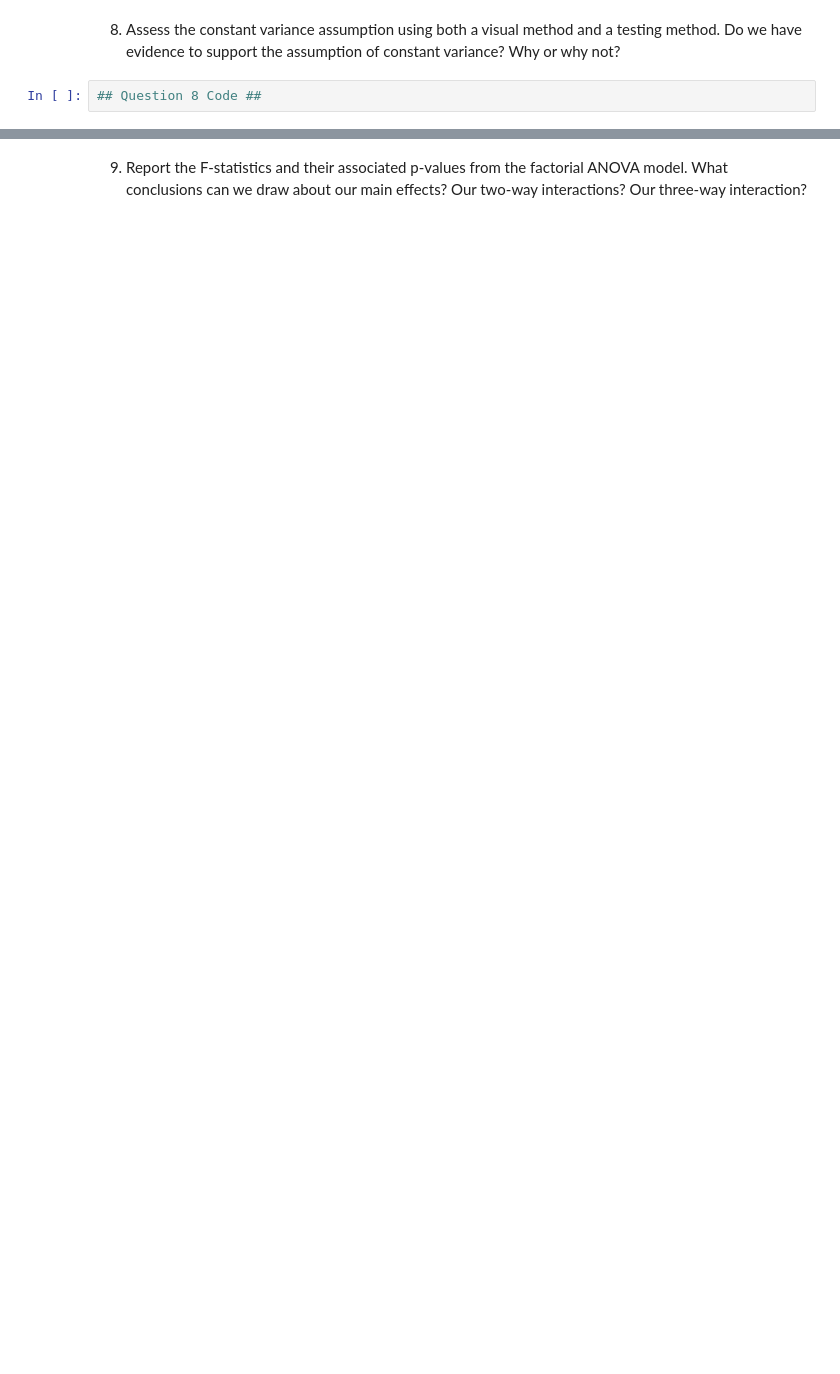
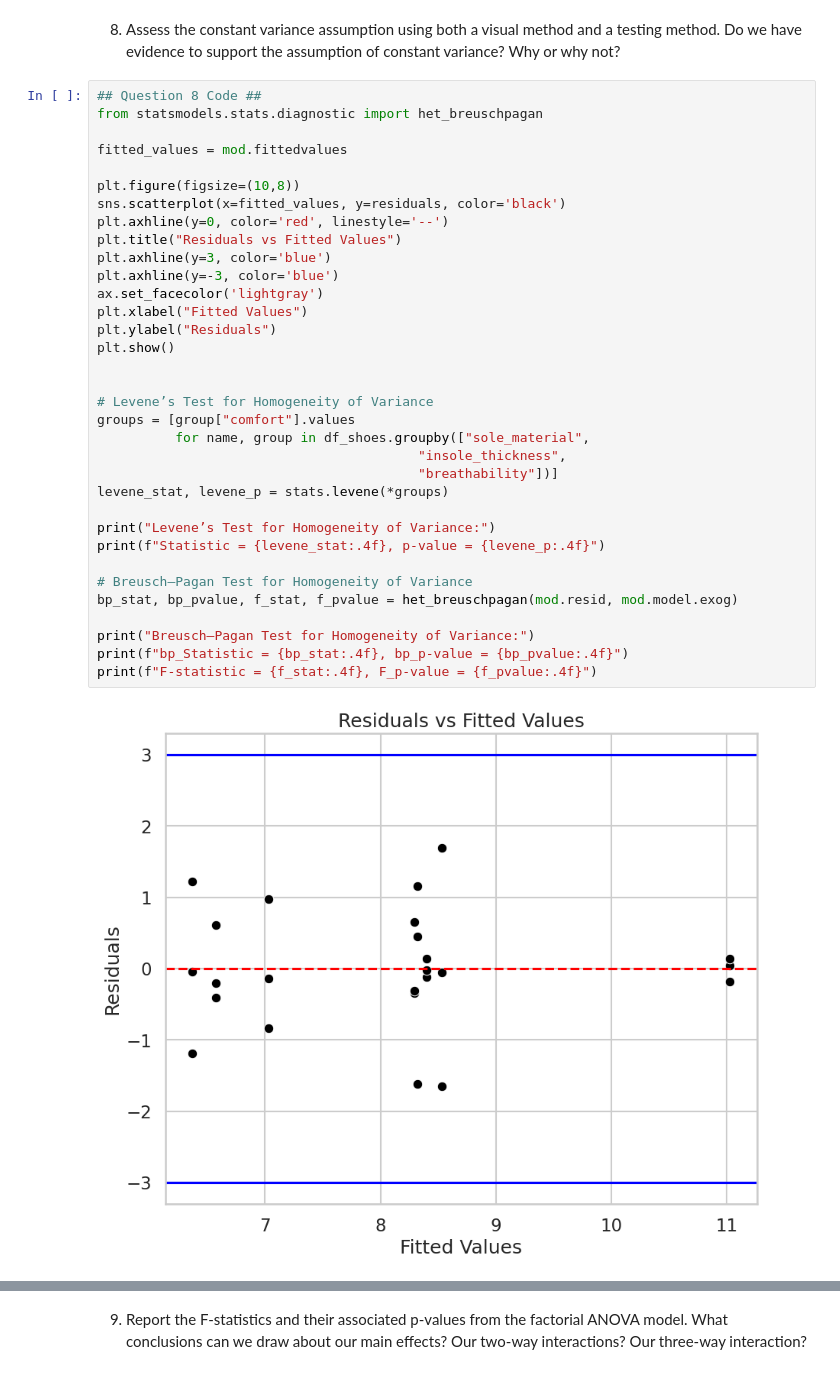
Before and after one commit to shahrukh-malikk/STAT-7220-Applied-Experimental-Design, a Jupyter notebook: Assignments/HW3/STAT-7220-HW3.ipynb, the cells around one changed output, grey strips where cells are left out. Cells and saved outputs as stored; diff of their text form; blank space fills up the shorter version.

```diff
--- a/Assignments/HW3/STAT-7220-HW3.ipynb
+++ b/Assignments/HW3/STAT-7220-HW3.ipynb
@@ -175,3 +264,37 @@ sns.set(style="whitegrid", context="talk")
 8.  Assess the constant variance assumption using both a visual method and a testing method. Do we have evidence to support the assumption of constant variance? Why or why not?
 # %%
 ## Question 8 Code ##
+from statsmodels.stats.diagnostic import het_breuschpagan
+
+fitted_values = mod.fittedvalues
+
+plt.figure(figsize=(10,8))
+sns.scatterplot(x=fitted_values, y=residuals, color='black')
+plt.axhline(y=0, color='red', linestyle='--')
+plt.title("Residuals vs Fitted Values")
+plt.axhline(y=3, color='blue')
+plt.axhline(y=-3, color='blue')
+ax.set_facecolor('lightgray')
+plt.xlabel("Fitted Values")
+plt.ylabel("Residuals")
+plt.show()
+
+
+# Levene’s Test for Homogeneity of Variance
+groups = [group["comfort"].values
+          for name, group in df_shoes.groupby(["sole_material",
+                                         "insole_thickness",
+                                         "breathability"])]
+levene_stat, levene_p = stats.levene(*groups)
+
+print("Levene’s Test for Homogeneity of Variance:")
+print(f"Statistic = {levene_stat:.4f}, p-value = {levene_p:.4f}")
+
+# Breusch–Pagan Test for Homogeneity of Variance
+bp_stat, bp_pvalue, f_stat, f_pvalue = het_breuschpagan(mod.resid, mod.model.exog)
+
+print("Breusch–Pagan Test for Homogeneity of Variance:")
+print(f"bp_Statistic = {bp_stat:.4f}, bp_p-value = {bp_pvalue:.4f}")
+print(f"F-statistic = {f_stat:.4f}, F_p-value = {f_pvalue:.4f}")
+# %% [output]
+[figure, added]
```
Also changed, not shown: parts of 19 cells of this notebook.
